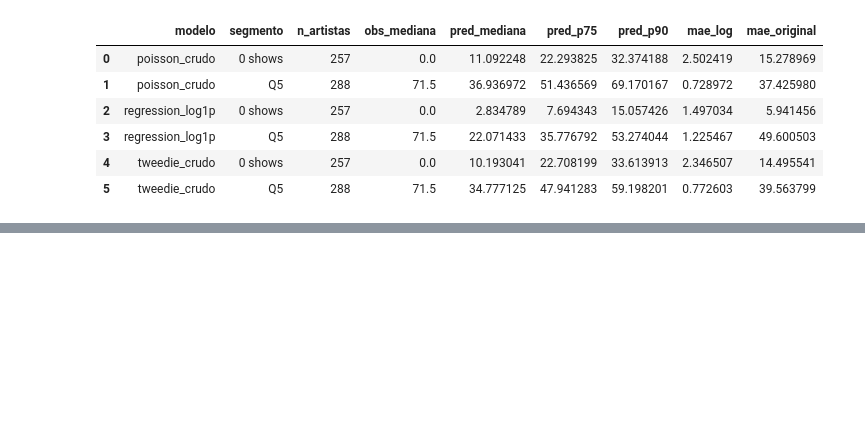
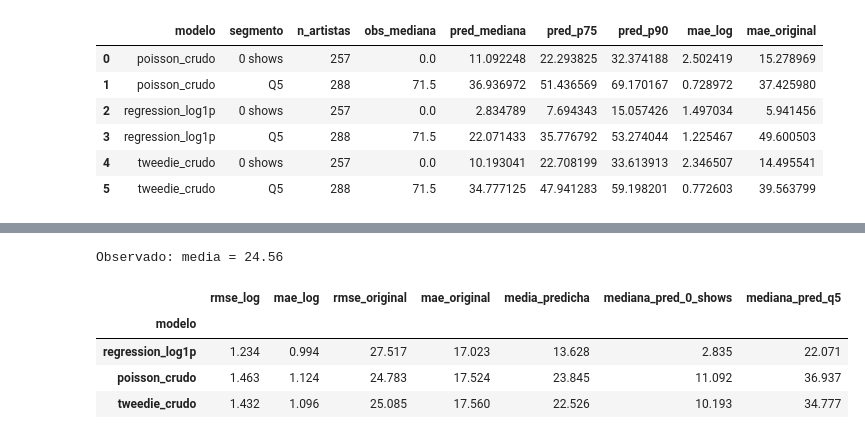
Before and after one commit to SilvanaBContreras/come_together_industria_de_la_musica, a Jupyter notebook: CT_SC_boosting_regression.ipynb, the cells around one changed output, grey strips where cells are left out. Saved outputs shown, nothing was run; the diff lists cells and outputs as text; code cells hidden in the pictures; blank space fills up the shorter version.

```diff
--- a/CT_SC_boosting_regression.ipynb
+++ b/CT_SC_boosting_regression.ipynb
@@ -5663,0 +5985,41 @@ tabla_segmentos_comparada.to_csv(
+# %%
+# ============================================================
+# Tabla resumen de los tres objetivos sobre holdout
+# ============================================================
+
+media_predicha_por_modelo = df_pred_comparado.groupby("modelo")["y_pred_original"].mean()
+
+mediana_por_segmento = tabla_segmentos_comparada.pivot(
+    index="modelo",
+    columns="segmento",
+    values="pred_mediana"
+)
+
+tabla_resumen_objetivos = (
+    tabla_metricas_comparables
+    .set_index("modelo")[["rmse_log", "mae_log", "rmse_original", "mae_original", "mediana_pred_original"]]
+    .assign(
+        media_predicha=media_predicha_por_modelo,
+        mediana_pred_0_shows=mediana_por_segmento["0 shows"],
+        mediana_pred_q5=mediana_por_segmento["Q5"],
+    )
+    .loc[["regression_log1p", "poisson_crudo", "tweedie_crudo"]]
+)
+
+print(
+    f"Observado: media = {pred_regression['y_obs_original'].mean():.2f} | "
+    f"mediana = {pred_regression['y_obs_original'].median():.2f}"
+)
+
+display(tabla_resumen_objetivos.round(3))
+
+tabla_resumen_objetivos.to_csv(
+    "comparacion_regression_poisson_tweedie_resumen_holdout.csv"
+)
+# %% [output]
+Observado: media = 24.56
+|  | rmse_log | mae_log | rmse_original | mae_original | media_predicha | mediana_pred_0_shows | mediana_pred_q5 |
+| modelo |  |  |  |  |  |  |  |
+| regression_log1p | 1.234 | 0.994 | 27.517 | 17.023 | 13.628 | 2.835 | 22.071 |
+| poisson_crudo | 1.463 | 1.124 | 24.783 | 17.524 | 23.845 | 11.092 | 36.937 |
+| tweedie_crudo | 1.432 | 1.096 | 25.085 | 17.560 | 22.526 | 10.193 | 34.777 |
```
Also changed, not shown: parts of 14 cells of this notebook, 10 other files.
